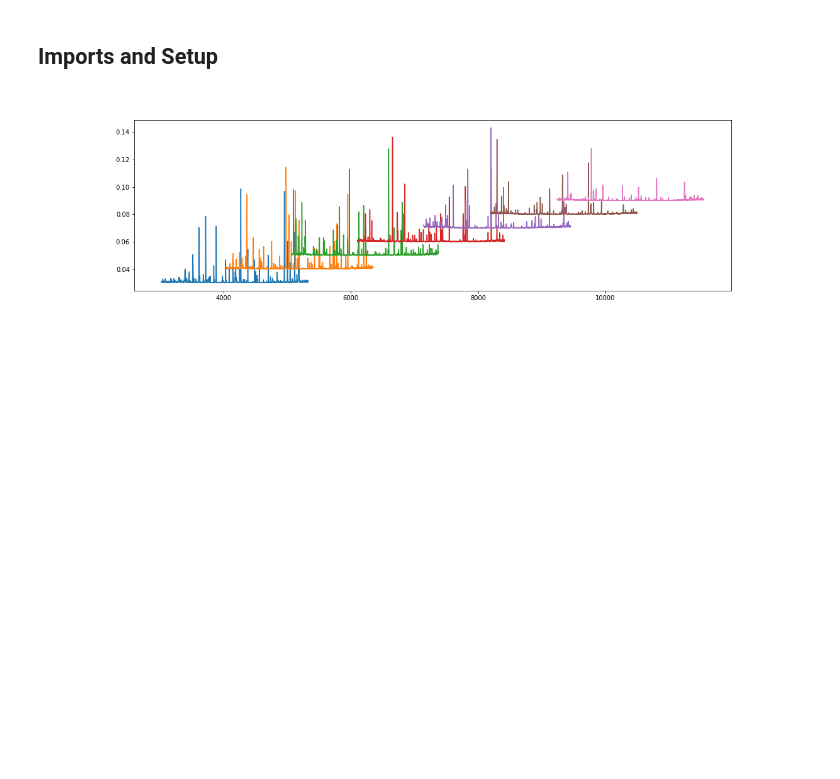
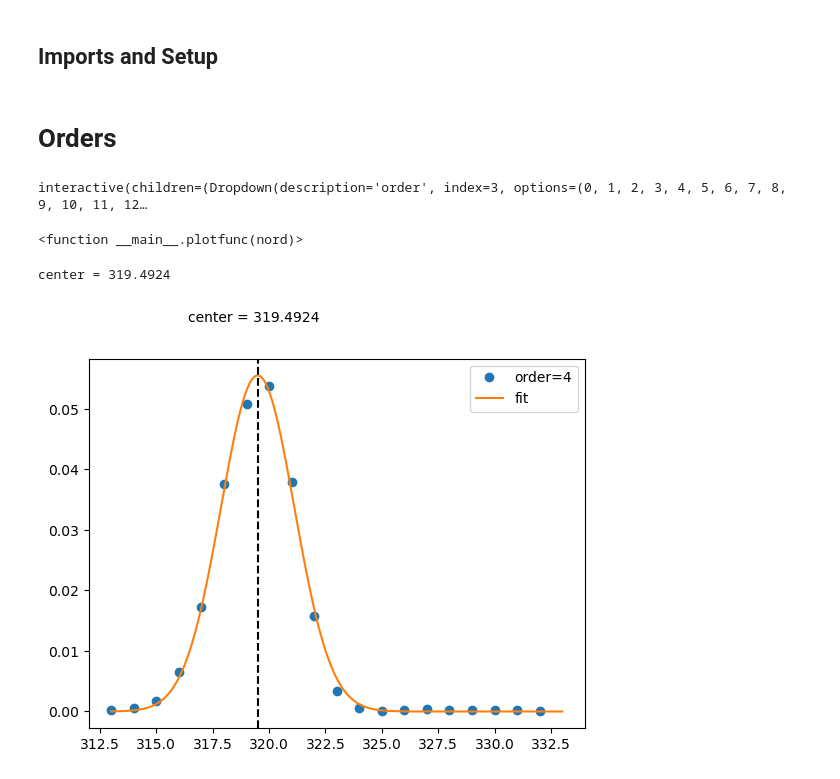
Before and after one commit to queezz/echelle_spectra, a Jupyter notebook: src/echelle_spectra/examples/3.3_Wavelength_Calibration.ipynb, the cells around one changed output. Saved outputs shown, nothing was run; the diff lists cells and outputs as text; code cells hidden in the pictures; blank space fills up the shorter version.

Commit message:
wavelength calibraiton done

```diff
--- a/src/echelle_spectra/examples/3.3_Wavelength_Calibration.ipynb
+++ b/src/echelle_spectra/examples/3.3_Wavelength_Calibration.ipynb
@@ -15,11 +18,12 @@ import os
 # %%
 files_fujii = {
     "orders": "pattern_fujii.txt",
-    "wavelength": "",
-    "sphr": "LED.tif",
-    "bkgr": "LED_bkg.tif",
+    "wavelength": "wavelength_fujii.txt",
+    "sphr": "Sep28_2022_175416_100ms_sekibunki.tif",
+    "bkgr": "Sep28_2022_175455_100ms_sekibunki-dark.tif",
     "integral": "integrating_sphere.txt",
 }
+#wv = np.loadtxt('./data/fulcher-α_band_wavelength.txt')
 # %%
 %run ../tools/echelle.py
 folder = './data'
@@ -47,9 +52,70 @@ subtract = [i.min() for i in h2.order_spectra[0]]
 # %%
-fig,axs = plt.subplots()
-fig.set_size_inches([17,5])
 x = np.arange(cb.DIMW)
+#orders = [3,4,5,6,7,8,9]
+#orders = range(h2.order_spectra.shape[1])
+orders = [10,11,12]
 
-# range(3,10)
-_ = [plt.plot(x+1000*i + 3*i**2,(h2.order_spectra[0,i]-subtract[i])/sphr.order_spectra[0,i]+1e-2*i) for i in range(3,10)]
+pg_data = []
+for i,nord in enumerate(orders):
+    pg_data.append(
+        go.Scatter(
+            x = x+1000*i + 3*i**2,
+            y=(h2.order_spectra[0,nord]-subtract[nord])/sphr.order_spectra[0,nord]+3e-3*i,
+            name = nord,
+        )
+    )
+
+fig = go.Figure(data=pg_data)
+fig.update_layout(template='plotly_white')
+fig.show()
-# %% [output]
-[figure, removed]
+# %% [markdown]
+# Orders
+# %%
+#nord = 3
+#orders = range(3,10)
+orders = range(h2.order_spectra.shape[1])
+def plotfunc(nord):
+    x = np.arange(cb.DIMW)
+    y = (h2.order_spectra[0,nord]-subtract[nord])/sphr.order_spectra[0,nord]
+
+    pg_data = [go.Scatter(x=x,y=y,name = nord)]
+    fig = go.Figure(data=pg_data)
+    fig.update_layout(template='plotly_white')
+    fig.show()
+
+interact(plotfunc, nord = widgets.Dropdown(options=orders,value=3,description='order'))
+# %% [output]
+interactive(children=(Dropdown(description='order', index=3, options=(0, 1, 2, 3, 4, 5, 6, 7, 8, 9, 10, 11, 12…
+<function __main__.plotfunc(nord)>
+# %%
+%matplotlib inline
+nord = 4
+x0 = 323
+d=10
+
+x = np.arange(cb.DIMW)
+y = (h2.order_spectra[0,nord]-subtract[nord])/sphr.order_spectra[0,nord]
+
+y = y[x0-d:x0+d]
+y = y - y.min()
+x = x[x0-d:x0+d]
+plt.plot(x,y,'o',label=f'order={nord}')
+
+gauss1 = GaussianModel(prefix='g1_')
+pars = gauss1.guess(y, x=x)
+mod = gauss1
+out = mod.fit(y, pars, x=x)
+
+xlong = np.linspace(x0-d,x0+d,200)
+plt.plot(xlong,mod.eval(out.params,x=xlong),label='fit')
+center = out.params['g1_center'].value
+plt.axvline(center,c='k',ls='--')
+#txt = f'center = {center:.4f} wavelength = {wvs[nord][i]}'
+txt = f'center = {center:.4f}'
+ax = plt.gca()
+ax.text(0.2,1.1,txt,transform=ax.transAxes)
+plt.legend()
+print(txt)
+# %% [output]
+center = 319.4924
+[figure, added]
```
Also changed, not shown: parts of 6 cells of this notebook, 11 other files.
